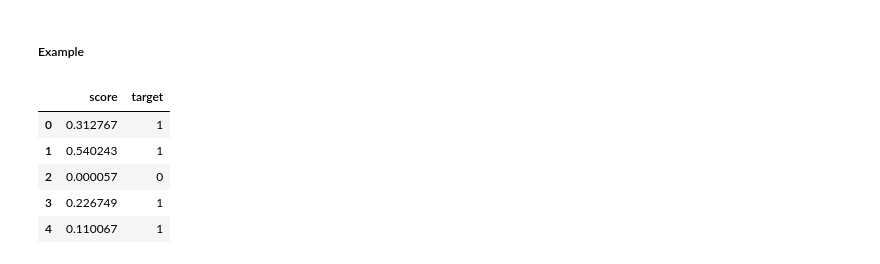
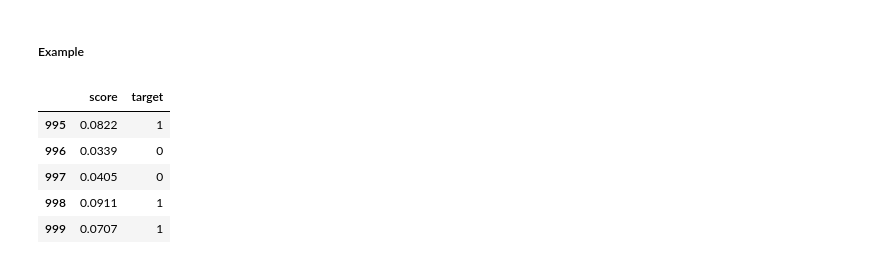
Before and after one commit to Zhexiang/ZHEXIANG-TOOLKIT, a Jupyter notebook: Python-ToolKit/SomersD.ipynb, the cells around one changed output. Drawn from its saved outputs; the diff is of its cells as text; code cells hidden in the pictures.

```diff
--- a/Python-ToolKit/SomersD.ipynb
+++ b/Python-ToolKit/SomersD.ipynb
@@ -68,18 +99,14 @@ def SomersD(df, score, target, num_buckets):
 # %% [markdown]
 ##### Example
-# %%
-np.random.seed(1)
-df_score = pd.DataFrame(np.random.rand(1000)/2, columns = ['score'])
-df_target = pd.DataFrame(np.random.randint(low=0, high=2, size=1000), columns = ['target'])
-df = df_score.merge(df_target, left_index=True, right_index=True)
-
-df['score'] = np.where(df['target']==1, df['score']*1.5, df['score'])
-df.head()
-# %% [output]
-|  | score | target |
-| 0 | 0.312767 | 1 |
-| 1 | 0.540243 | 1 |
-| 2 | 0.000057 | 0 |
-| 3 | 0.226749 | 1 |
-| 4 | 0.110067 | 1 |
+# %%
+df = pd.read_csv("DATA/SomersD.csv")
+df['target'] = df['target'].map(lambda x: int(x))
+df.tail()
+# %% [output]
+|  | score | target |
+| 995 | 0.0822 | 1 |
+| 996 | 0.0339 | 0 |
+| 997 | 0.0405 | 0 |
+| 998 | 0.0911 | 1 |
+| 999 | 0.0707 | 1 |
 # %%
```
Also changed, not shown: parts of 2 cells of this notebook, 1 other file.
